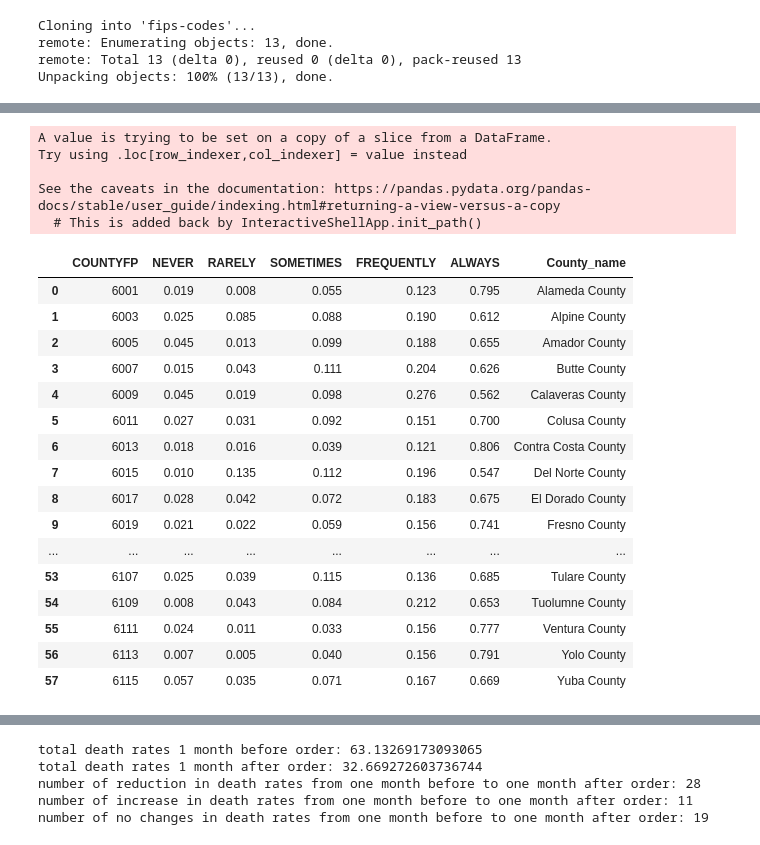
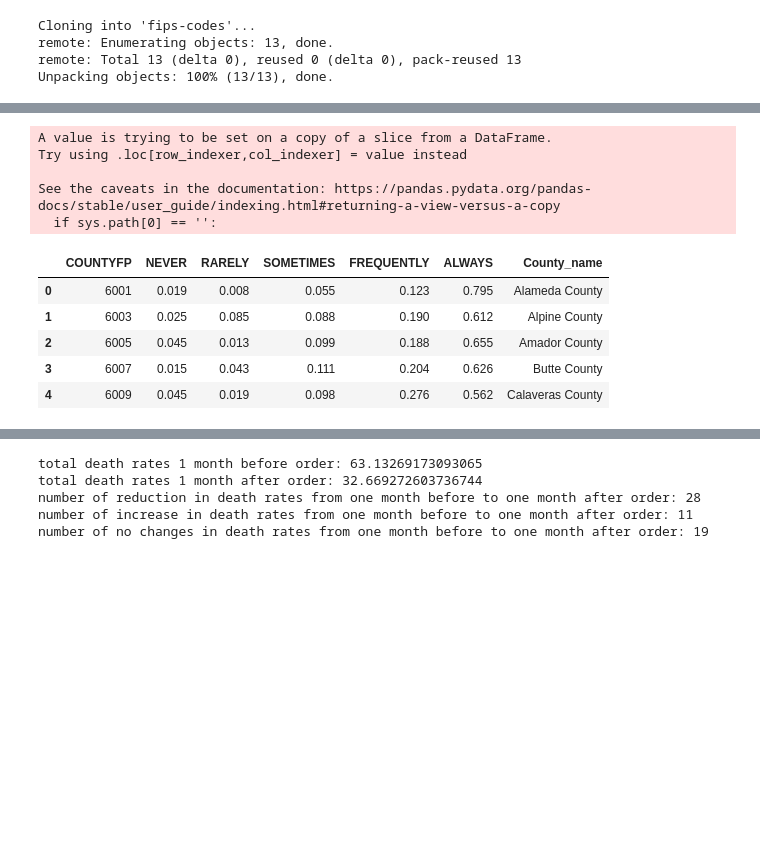
Before and after one commit to alilafzi/Coronavirus, a Jupyter notebook: California.ipynb, the cells around one changed output, grey strips where cells are left out. Saved outputs shown, nothing was run; the diff lists cells and outputs as text; code cells hidden in the pictures; blank space fills up the shorter version.

```diff
--- a/California.ipynb
+++ b/California.ipynb
@@ -113,43 +99,32 @@ FIPS_codes.head()
 | 3 | 1007 | Bibb County | AL | Alabama | Bibb County AL | 50.0 | 3.0 | 6.0 | 1.0 | 7.0 | ... |
 | 4 | 1009 | Blount County | AL | Alabama | Blount County AL | 50.0 | 3.0 | 6.0 | 1.0 | 9.0 | ... |
 # %%
-#adding county fips
+#Adding county FIPS to the mask usage data
 state = 'CA'
 state_indices = FIPS_codes[FIPS_codes["state_abbr"] == state].index.tolist()
 first_fips_value = FIPS_codes.iloc[state_indices[0], 0]
 last_fips_value = FIPS_codes.iloc[state_indices[-1], 0]
 
 first_fips_index = mask_use[mask_use["COUNTYFP"] == first_fips_value].index.tolist()
 last_fips_index = mask_use[mask_use["COUNTYFP"] == last_fips_value].index.tolist()
 mask_use_CA = mask_use.iloc[first_fips_index[0]:last_fips_index[0] + 1 , :]
 
 county_names = FIPS_codes.iloc[state_indices, 1].values
 mask_use_CA["County_name"] = county_names
 mask_use_CA = mask_use_CA.sort_values(by="County_name", ignore_index=True)
-mask_use_CA
+mask_use_CA.head()
 # %% [output]
 A value is trying to be set on a copy of a slice from a DataFrame.
 Try using .loc[row_indexer,col_indexer] = value instead
 
 See the caveats in the documentation: https://pandas.pydata.org/pandas-docs/stable/user_guide/indexing.html#returning-a-view-versus-a-copy
-  # This is added back by InteractiveShellApp.init_path()
+  if sys.path[0] == '':
 |  | COUNTYFP | NEVER | RARELY | SOMETIMES | FREQUENTLY | ALWAYS | County_name |
 | 0 | 6001 | 0.019 | 0.008 | 0.055 | 0.123 | 0.795 | Alameda County |
 | 1 | 6003 | 0.025 | 0.085 | 0.088 | 0.190 | 0.612 | Alpine County |
 | 2 | 6005 | 0.045 | 0.013 | 0.099 | 0.188 | 0.655 | Amador County |
 | 3 | 6007 | 0.015 | 0.043 | 0.111 | 0.204 | 0.626 | Butte County |
 | 4 | 6009 | 0.045 | 0.019 | 0.098 | 0.276 | 0.562 | Calaveras County |
-| 5 | 6011 | 0.027 | 0.031 | 0.092 | 0.151 | 0.700 | Colusa County |
-| 6 | 6013 | 0.018 | 0.016 | 0.039 | 0.121 | 0.806 | Contra Costa County |
-| 7 | 6015 | 0.010 | 0.135 | 0.112 | 0.196 | 0.547 | Del Norte County |
-| 8 | 6017 | 0.028 | 0.042 | 0.072 | 0.183 | 0.675 | El Dorado County |
-| 9 | 6019 | 0.021 | 0.022 | 0.059 | 0.156 | 0.741 | Fresno County |
-| ... | ... | ... | ... | ... | ... | ... | ... |
-| 53 | 6107 | 0.025 | 0.039 | 0.115 | 0.136 | 0.685 | Tulare County |
-| 54 | 6109 | 0.008 | 0.043 | 0.084 | 0.212 | 0.653 | Tuolumne County |
-| 55 | 6111 | 0.024 | 0.011 | 0.033 | 0.156 | 0.777 | Ventura County |
-| 56 | 6113 | 0.007 | 0.005 | 0.040 | 0.156 | 0.791 | Yolo County |
-| 57 | 6115 | 0.057 | 0.035 | 0.071 | 0.167 | 0.669 | Yuba County |
 # %%
 #Load the area data
 area = pd.read_csv("/content/drive/My Drive/AI_Thermal sytems_course_project/California/Population_CA.csv")
```
Also changed, not shown: parts of 16 cells of this notebook, 3 other files.
